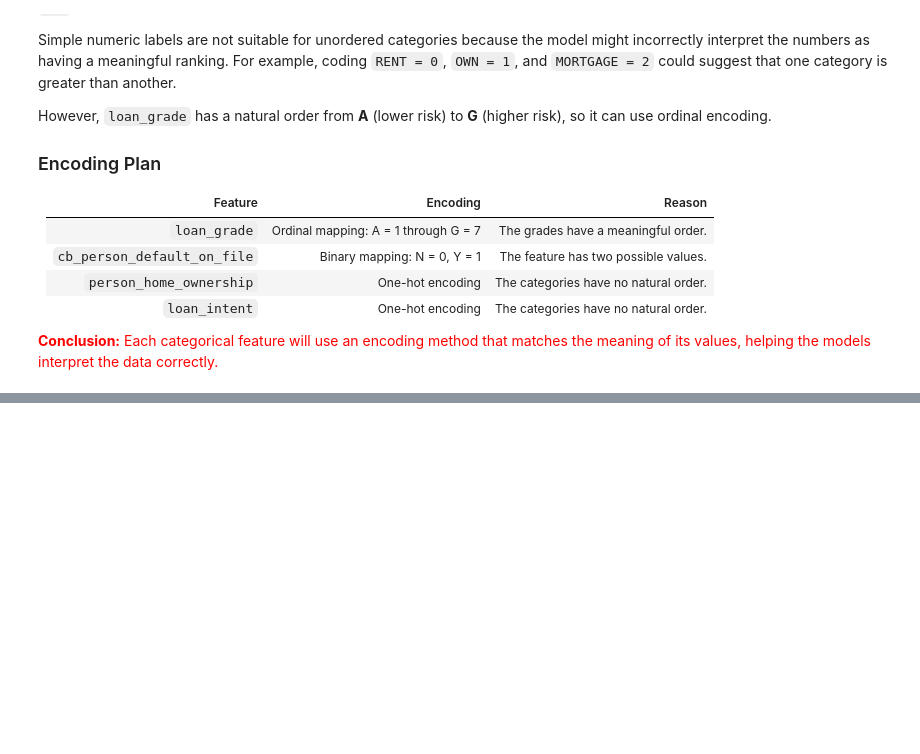
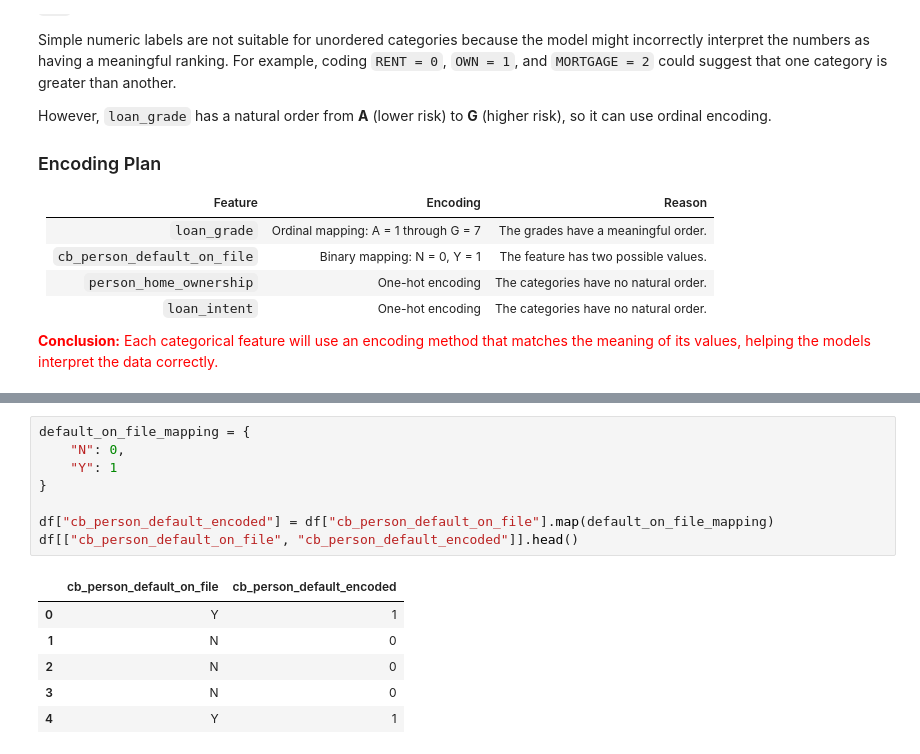
Before and after one commit to SomangIm/PROJECTS, a Jupyter notebook: credit-risk-prediction/credit-risk-default-prediction.ipynb, the cells around one changed output, grey strips where cells are left out. Drawn from its saved outputs; the diff is of its cells as text; blank space fills up the shorter version.

```diff
--- a/credit-risk-prediction/credit-risk-default-prediction.ipynb
+++ b/credit-risk-prediction/credit-risk-default-prediction.ipynb
@@ -297,0 +333,15 @@ However, `loan_grade` has a natural order from **A** (lower risk) to **G** (high
+# %%
+default_on_file_mapping = {
+    "N": 0,
+    "Y": 1
+}
+
+df["cb_person_default_encoded"] = df["cb_person_default_on_file"].map(default_on_file_mapping)
+df[["cb_person_default_on_file", "cb_person_default_encoded"]].head()
+# %% [output]
+|  | cb_person_default_on_file | cb_person_default_encoded |
+| 0 | Y | 1 |
+| 1 | N | 0 |
+| 2 | N | 0 |
+| 3 | N | 0 |
+| 4 | Y | 1 |
```
Also changed, not shown: parts of 14 cells of this notebook.
